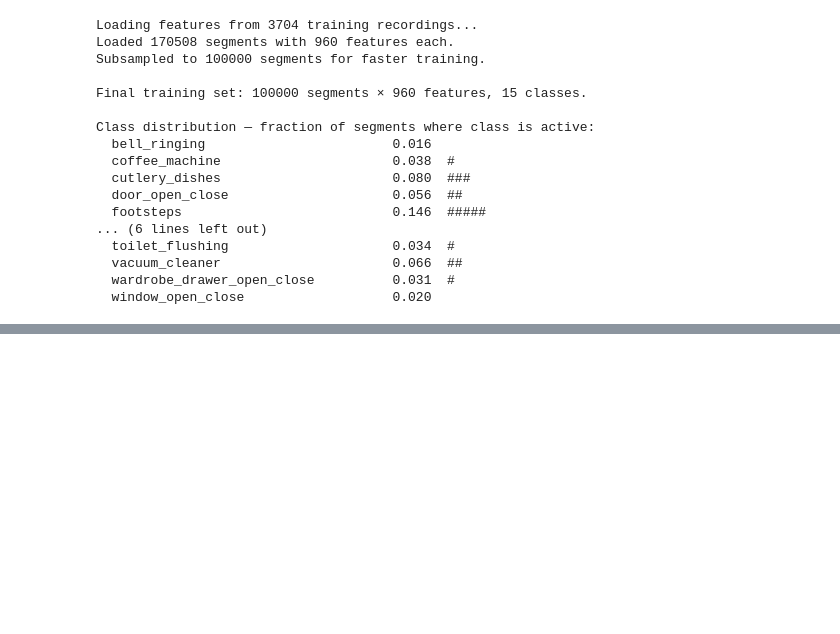
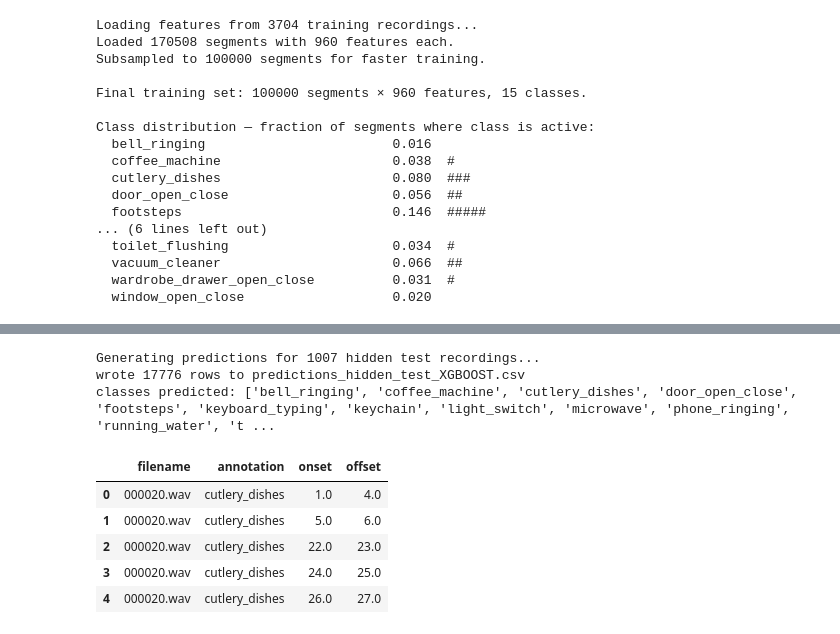
Before and after one commit to LaurinSiebert/mlpc_project, a Jupyter notebook: notebooks/challenge/03_challenge_sed.ipynb, the cells around one changed output, grey strips where cells are left out. Cells and saved outputs as stored; diff of their text form; code cells hidden in the pictures; blank space fills up the shorter version.

```diff
--- a/notebooks/challenge/03_challenge_sed.ipynb
+++ b/notebooks/challenge/03_challenge_sed.ipynb
@@ -315,0 +507,19 @@ wardrobe_drawer_open_close   0.181435 0.522267 0.269311
+# %%
+print(f"Generating predictions for {len(test_files)} hidden test recordings...")
+pred_hidden = generate_predictions(test_files, xgb_predict)
+
+OUT = "predictions_hidden_test_XGBOOST.csv"
+pred_hidden.to_csv(OUT, index=False)
+print(f"wrote {len(pred_hidden)} rows to {OUT}")
+print(f"classes predicted: {sorted(pred_hidden['annotation'].unique())}")
+pred_hidden.head()
+# %% [output]
+Generating predictions for 1007 hidden test recordings...
+wrote 17776 rows to predictions_hidden_test_XGBOOST.csv
+classes predicted: ['bell_ringing', 'coffee_machine', 'cutlery_dishes', 'door_open_close', 'footsteps', 'keyboard_typing', 'keychain', 'light_switch', 'microwave', 'phone_ringing', 'running_water', 't ...
+|  | filename | annotation | onset | offset |
+| 0 | 000020.wav | cutlery_dishes | 1.0 | 4.0 |
+| 1 | 000020.wav | cutlery_dishes | 5.0 | 6.0 |
+| 2 | 000020.wav | cutlery_dishes | 22.0 | 23.0 |
+| 3 | 000020.wav | cutlery_dishes | 24.0 | 25.0 |
+| 4 | 000020.wav | cutlery_dishes | 26.0 | 27.0 |
```
Also changed, not shown: parts of 10 cells of this notebook, 1 other file.
